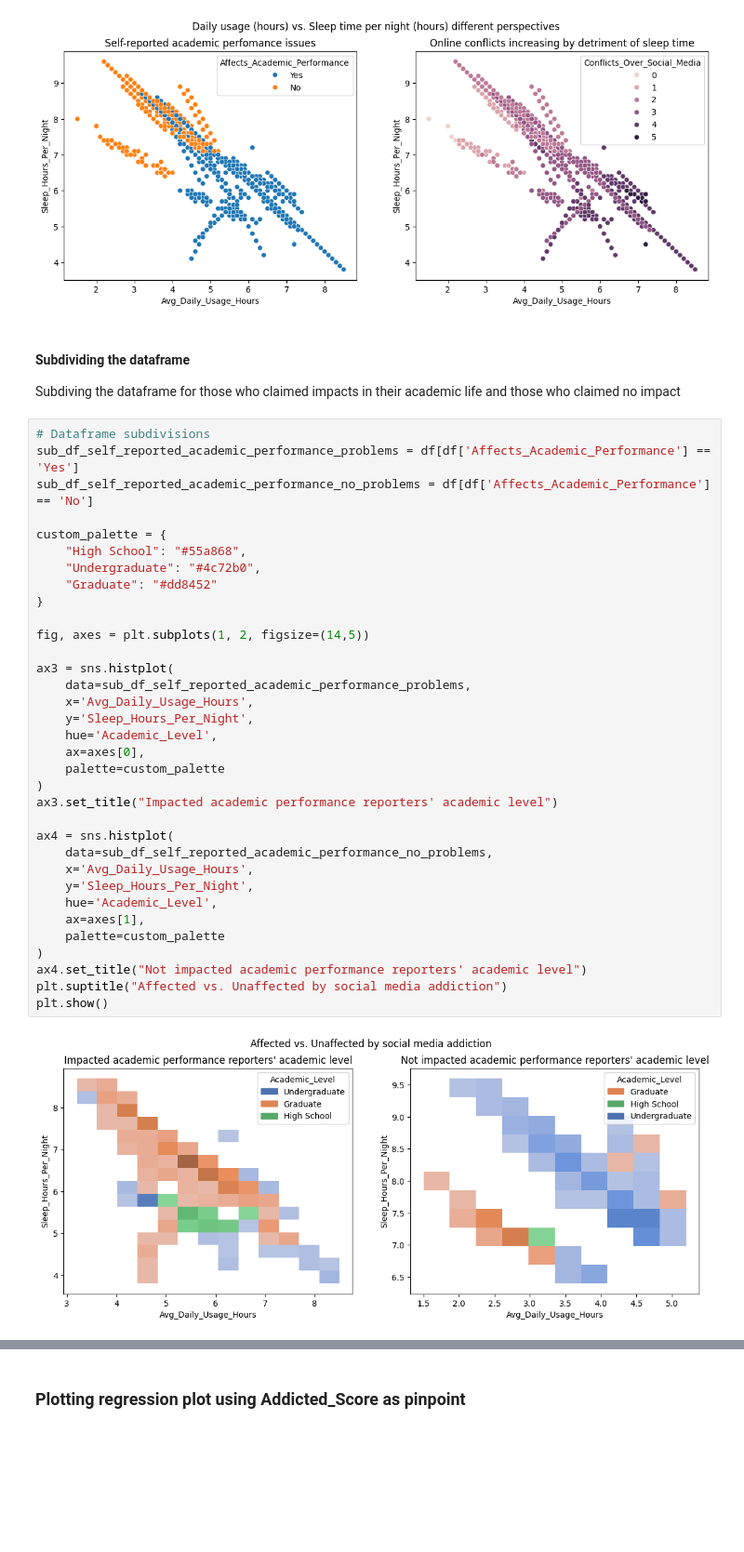
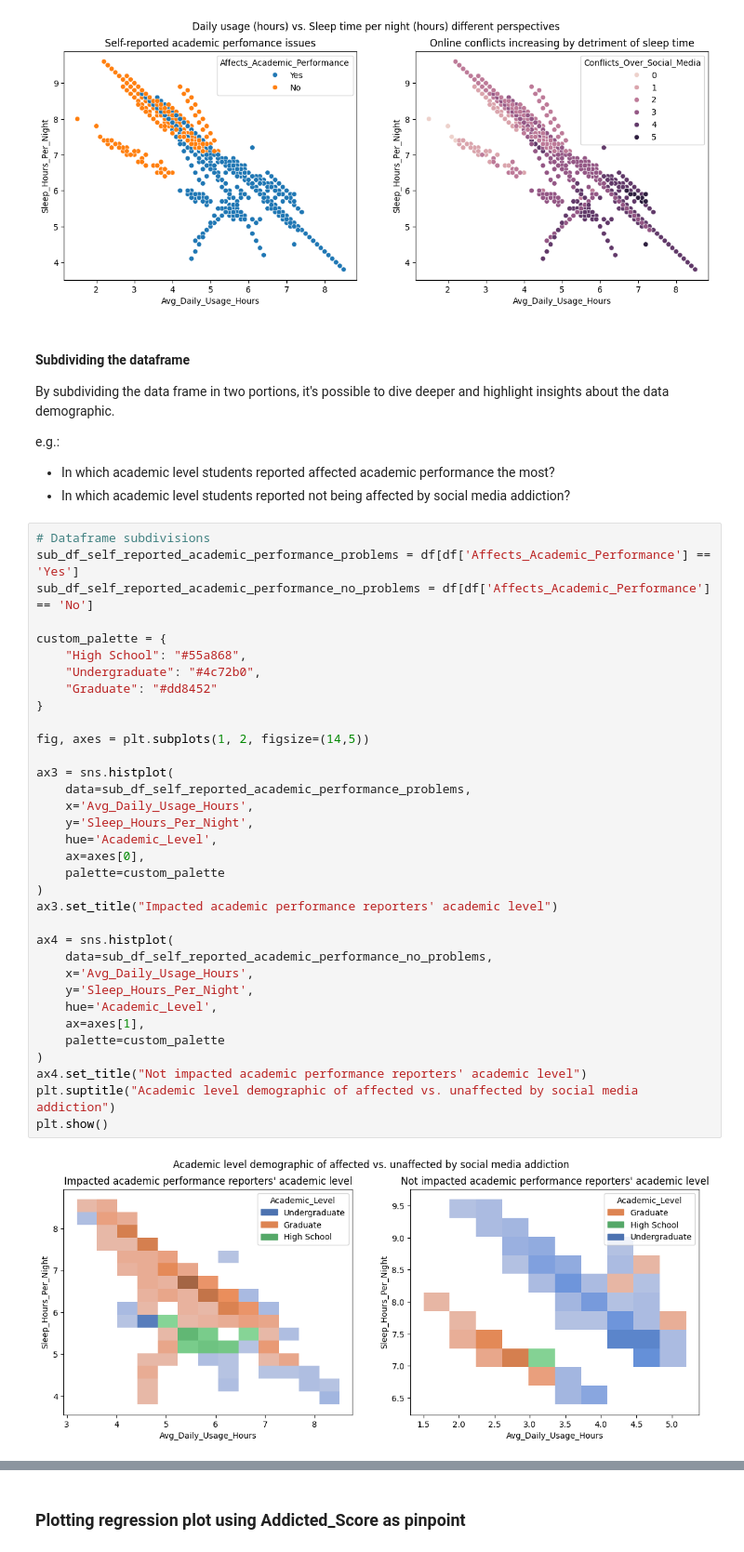
Before and after one commit to Andradev101/pause-student-social-media-addiction-eda, a Jupyter notebook: notebooks/eda.ipynb, the cells around one changed output, grey strips where cells are left out. Shown at 93% size. Cells and saved outputs as stored; diff of their text form; blank space fills up the shorter version.

```diff
--- a/notebooks/eda.ipynb
+++ b/notebooks/eda.ipynb
@@ -347,7 +382,11 @@ plt.show()
 # %% [markdown]
 #### Subdividing the dataframe
 
-Subdiving the dataframe for those who claimed impacts in their academic life and those who claimed no impact
+By subdividing the data frame in two portions, it's possible to dive deeper and highlight insights about the data demographic.
+
+e.g.:
+- In which academic level students reported affected academic performance the most?
+- In which academic level students reported not being affected by social media addiction?
 # %%
 # Dataframe subdivisions
 sub_df_self_reported_academic_performance_problems = df[df['Affects_Academic_Performance'] == 'Yes']
@@ -355,33 +394,33 @@ sub_df_self_reported_academic_performance_no_problems = df[df['Affects_Academic_
 
 custom_palette = {
     "High School": "#55a868",
     "Undergraduate": "#4c72b0",
     "Graduate": "#dd8452"
 }
 
 fig, axes = plt.subplots(1, 2, figsize=(14,5))
 
 ax3 = sns.histplot(
     data=sub_df_self_reported_academic_performance_problems,
     x='Avg_Daily_Usage_Hours',
     y='Sleep_Hours_Per_Night',
     hue='Academic_Level',
     ax=axes[0],
     palette=custom_palette
 )
 ax3.set_title("Impacted academic performance reporters' academic level")
 
 ax4 = sns.histplot(
     data=sub_df_self_reported_academic_performance_no_problems,
     x='Avg_Daily_Usage_Hours',
     y='Sleep_Hours_Per_Night',
     hue='Academic_Level',
     ax=axes[1],
     palette=custom_palette
 )
 ax4.set_title("Not impacted academic performance reporters' academic level")
-plt.suptitle("Affected vs. Unaffected by social media addiction")
+plt.suptitle("Academic level demographic of affected vs. unaffected by social media addiction")
 plt.show()
 # %% [output]
-[figure, old version]
+[figure, new version]
 # %% [markdown]
```
Also changed, not shown: parts of 21 cells of this notebook, 1 other file.
